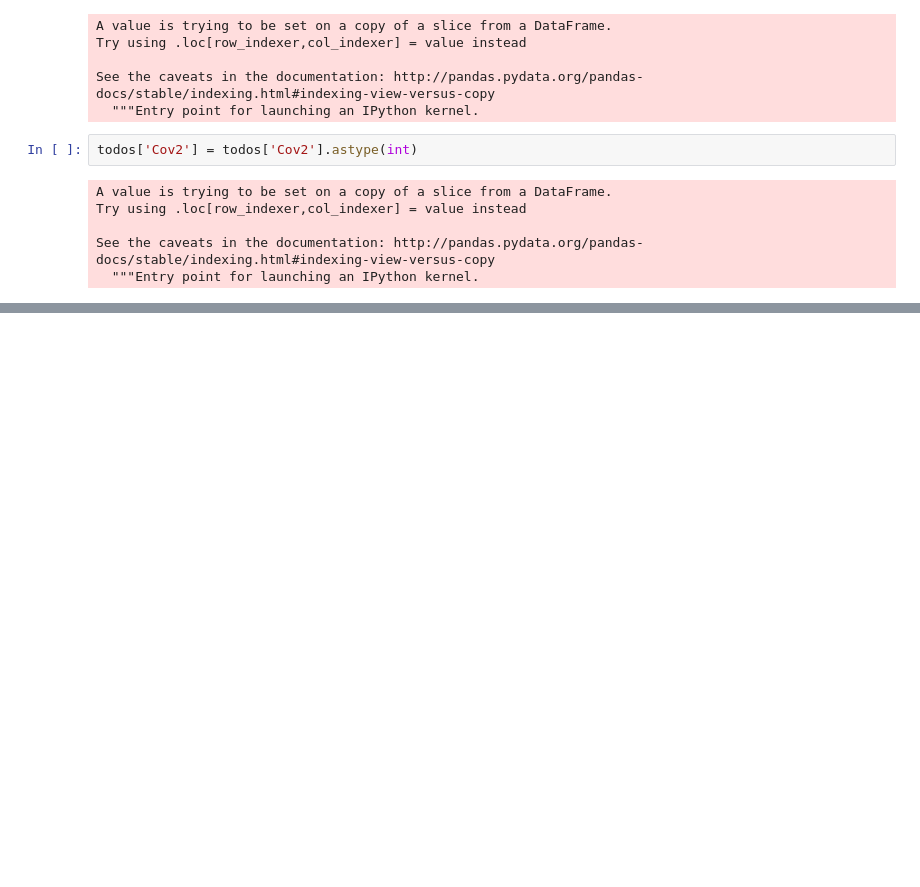
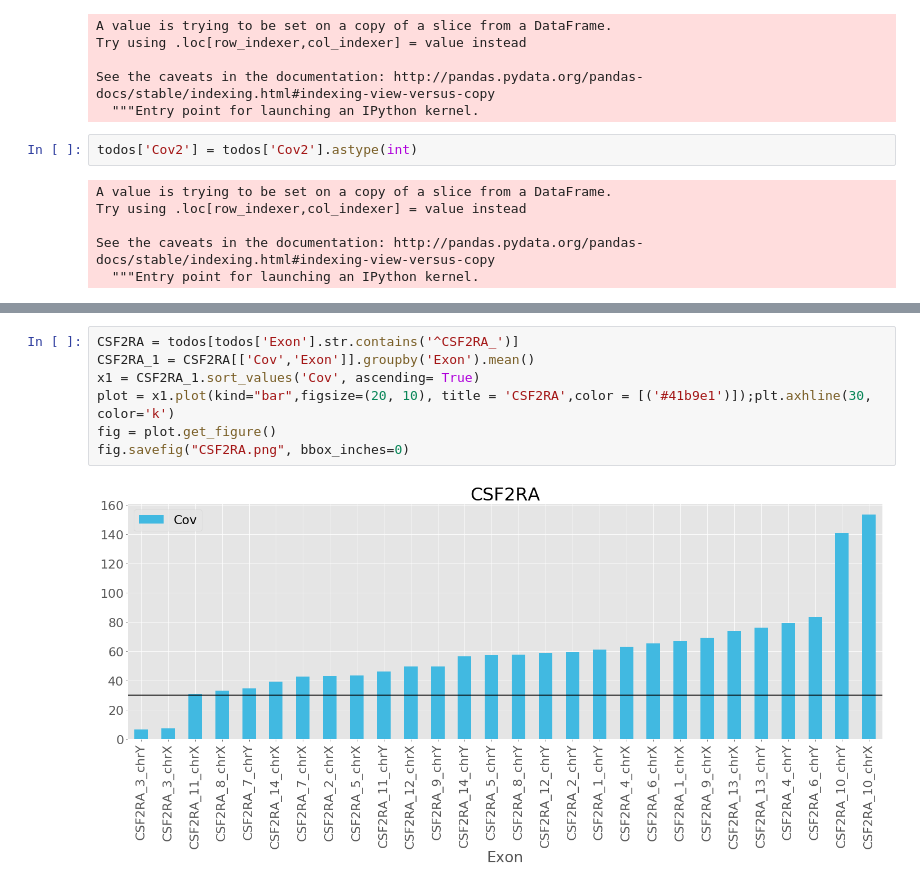
Before and after one commit to jevelezse/omicas, a Jupyter notebook: cobertura.ipynb, the cells around one changed output, grey strips where cells are left out. Cells and saved outputs as stored; diff of their text form; blank space fills up the shorter version.

```diff
--- a/cobertura.ipynb
+++ b/cobertura.ipynb
@@ -567,0 +126,9 @@ y.to_csv('porcetaje.csv')
+# %%
+CSF2RA = todos[todos['Exon'].str.contains('^CSF2RA_')]
+CSF2RA_1 = CSF2RA[['Cov','Exon']].groupby('Exon').mean()
+x1 = CSF2RA_1.sort_values('Cov', ascending= True)
+plot = x1.plot(kind="bar",figsize=(20, 10), title = 'CSF2RA',color = [('#41b9e1')]);plt.axhline(30, color='k')
+fig = plot.get_figure()
+fig.savefig("CSF2RA.png", bbox_inches=0)
+# %% [output]
+[figure, added]
```
Also changed, not shown: parts of 118 cells of this notebook.
